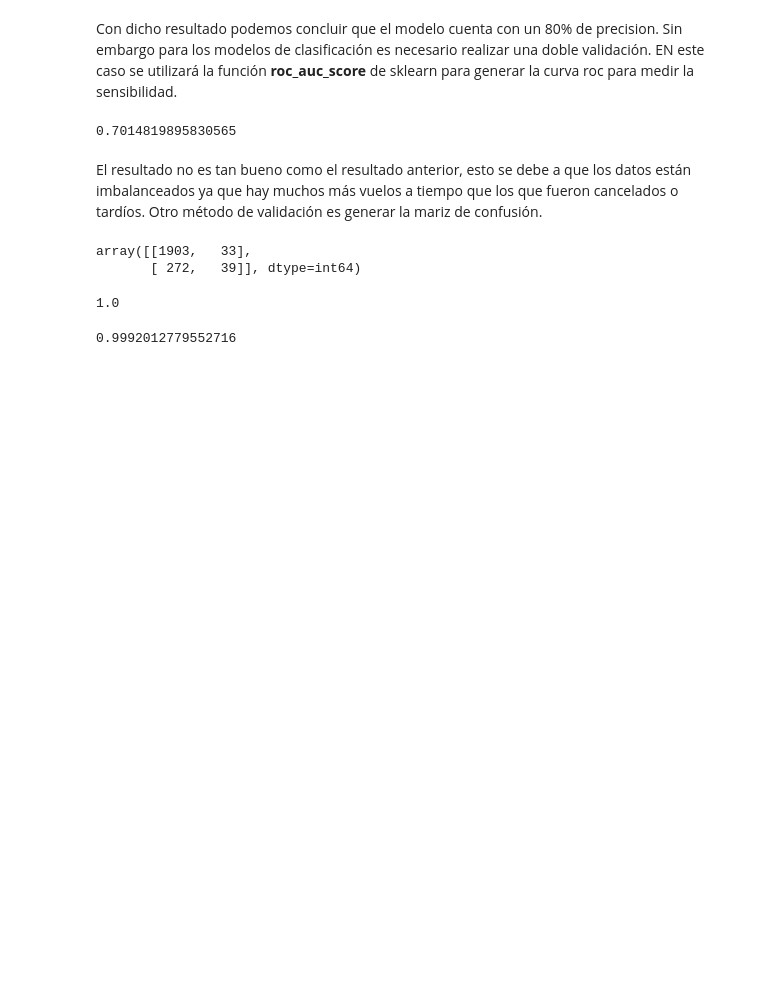
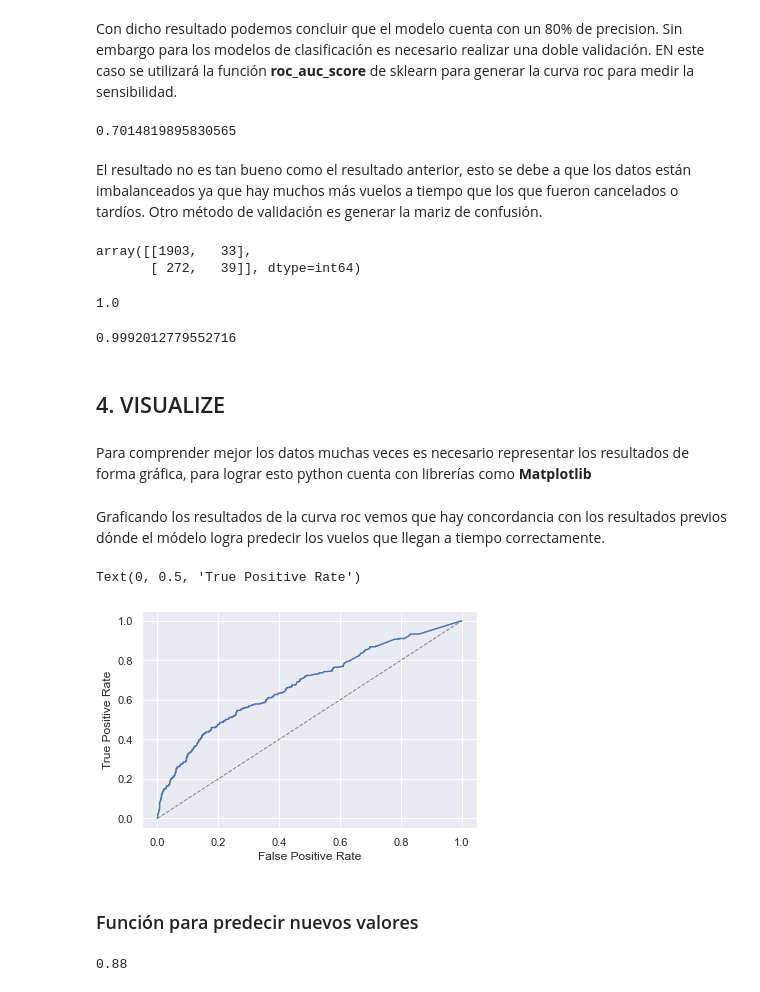
Before and after one commit to apiedra/pythonDataAnalysis, a Jupyter notebook: actividadFinal/actividadFinal.ipynb, the cells around one changed output. Drawn from its saved outputs; the diff is of its cells as text; code cells hidden in the pictures; blank space fills up the shorter version.

```diff
--- a/actividadFinal/actividadFinal.ipynb
+++ b/actividadFinal/actividadFinal.ipynb
@@ -199,3 +199,28 @@ from sklearn.metrics import recall_score
 recall_score(train_y, train_predictions)
 # %% [output]
 0.9992012779552716
+# %% [markdown]
+## 4. VISUALIZE
+# %% [markdown]
+Para comprender mejor los datos muchas veces es necesario representar los resultados de forma gráfica, para lograr esto python cuenta con librerías como <b>Matplotlib</b>
+# %%
+%matplotlib inline
+import matplotlib.pyplot as plt
+import seaborn as sns
+
+sns.set()
+# %% [markdown]
+Graficando los resultados de la curva roc vemos que hay concordancia con los resultados previos dónde el módelo logra predecir los vuelos que llegan a tiempo correctamente.
+# %%
+from sklearn.metrics import roc_curve
+
+fpr, tpr, _ = roc_curve(test_y, probabilities[:, 1])
+plt.plot(fpr, tpr)
+plt.plot([0, 1], [0, 1], color='grey', lw=1, linestyle='--')
+plt.xlabel('False Positive Rate')
+plt.ylabel('True Positive Rate')
+# %% [output]
+Text(0, 0.5, 'True Positive Rate')
+[figure, added]
+# %% [markdown]
+### Función para predecir nuevos valores
@@ -201,0 +260,4 @@ recall_score(train_y, train_predictions)
+# %%
+predict_delay('1/10/2018 21:45:00', 'JFK', 'ATL')
+# %% [output]
+0.88
```
Also changed, not shown: parts of 7 cells of this notebook, 1 other file.
